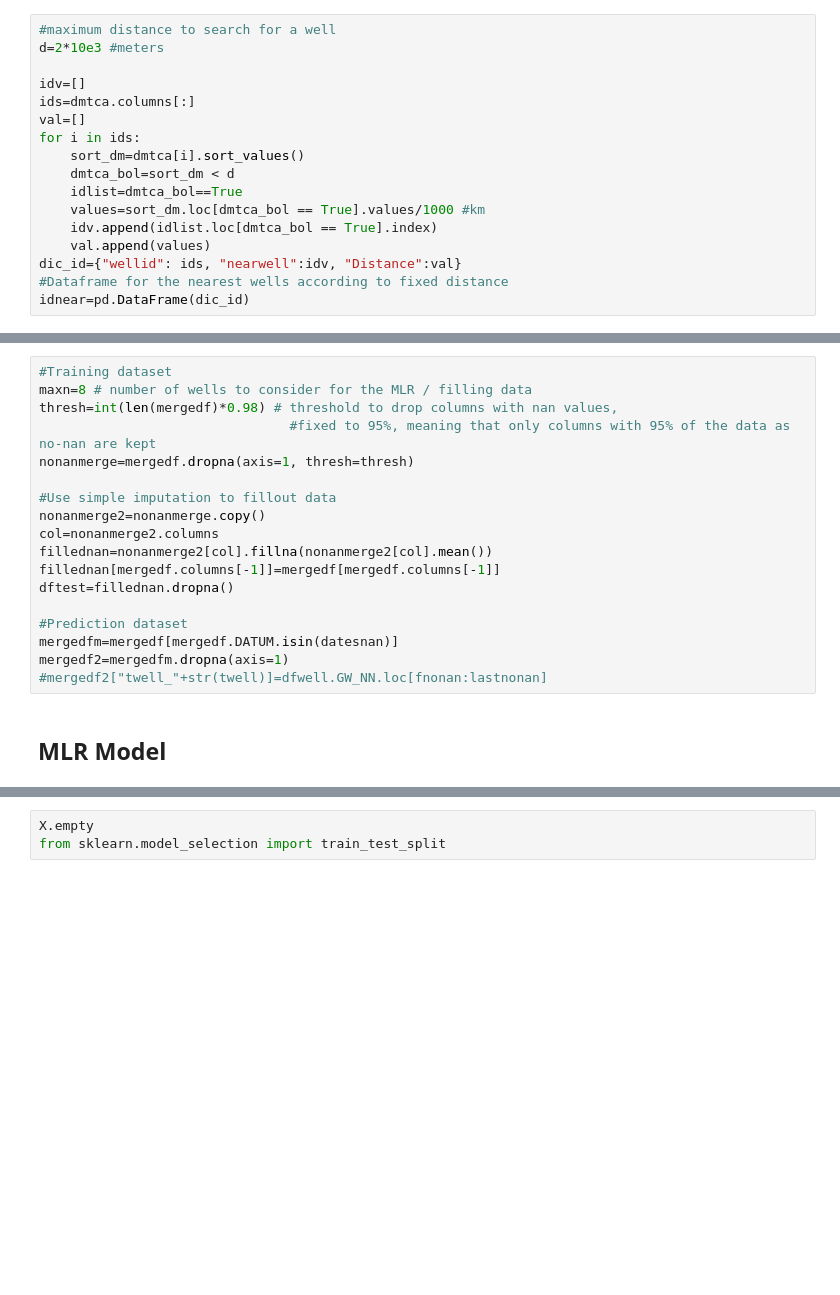
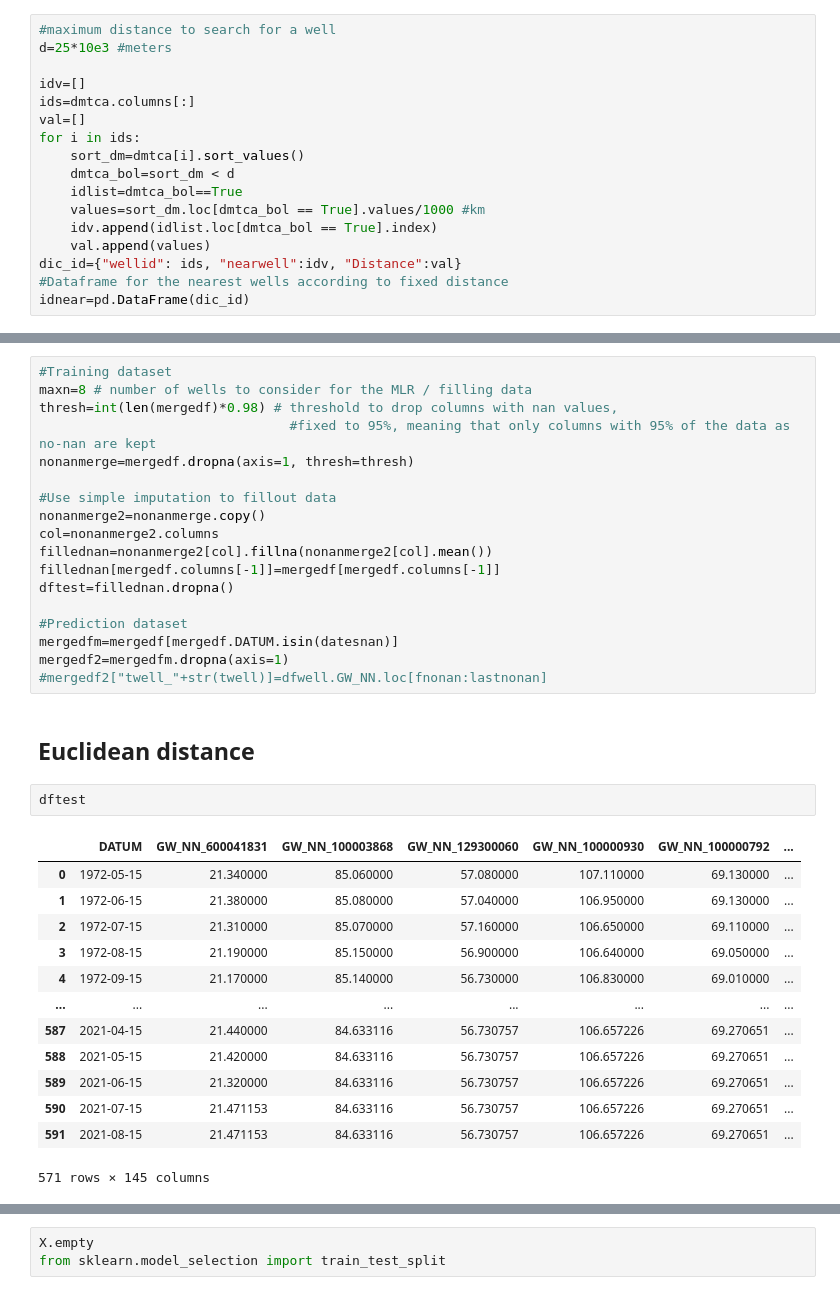
Before and after one commit to mgomezo12/GW_forecasting_ML, a Jupyter notebook: MLR_Filling_gaps_Test.ipynb, the cells around one changed output, grey strips where cells are left out. Saved outputs shown, nothing was run; the diff lists cells and outputs as text; blank space fills up the shorter version.

```diff
--- a/MLR_Filling_gaps_Test.ipynb
+++ b/MLR_Filling_gaps_Test.ipynb
@@ -87,6 +52,6 @@ idnear
 # %%
 #maximum distance to search for a well
-d=2*10e3 #meters
+d=25*10e3 #meters
 
 idv=[]
 ids=dmtca.columns[:]
@@ -185,4 +177,20 @@ mergedfm=mergedf[mergedf.DATUM.isin(datesnan)]
 mergedf2=mergedfm.dropna(axis=1)
 #mergedf2["twell_"+str(twell)]=dfwell.GW_NN.loc[fnonan:lastnonan]
 # %% [markdown]
-## MLR Model
+## Euclidean distance
+# %%
+dftest
+# %% [output]
+|  | DATUM | GW_NN_600041831 | GW_NN_100003868 | GW_NN_129300060 | GW_NN_100000930 | GW_NN_100000792 | ... |
+| 0 | 1972-05-15 | 21.340000 | 85.060000 | 57.080000 | 107.110000 | 69.130000 | ... |
+| 1 | 1972-06-15 | 21.380000 | 85.080000 | 57.040000 | 106.950000 | 69.130000 | ... |
+| 2 | 1972-07-15 | 21.310000 | 85.070000 | 57.160000 | 106.650000 | 69.110000 | ... |
+| 3 | 1972-08-15 | 21.190000 | 85.150000 | 56.900000 | 106.640000 | 69.050000 | ... |
+| 4 | 1972-09-15 | 21.170000 | 85.140000 | 56.730000 | 106.830000 | 69.010000 | ... |
+| ... | ... | ... | ... | ... | ... | ... | ... |
+| 587 | 2021-04-15 | 21.440000 | 84.633116 | 56.730757 | 106.657226 | 69.270651 | ... |
+| 588 | 2021-05-15 | 21.420000 | 84.633116 | 56.730757 | 106.657226 | 69.270651 | ... |
+| 589 | 2021-06-15 | 21.320000 | 84.633116 | 56.730757 | 106.657226 | 69.270651 | ... |
+| 590 | 2021-07-15 | 21.471153 | 84.633116 | 56.730757 | 106.657226 | 69.270651 | ... |
+| 591 | 2021-08-15 | 21.471153 | 84.633116 | 56.730757 | 106.657226 | 69.270651 | ... |
+571 rows × 145 columns
```
Also changed, not shown: parts of 22 cells of this notebook, 6 other files.
